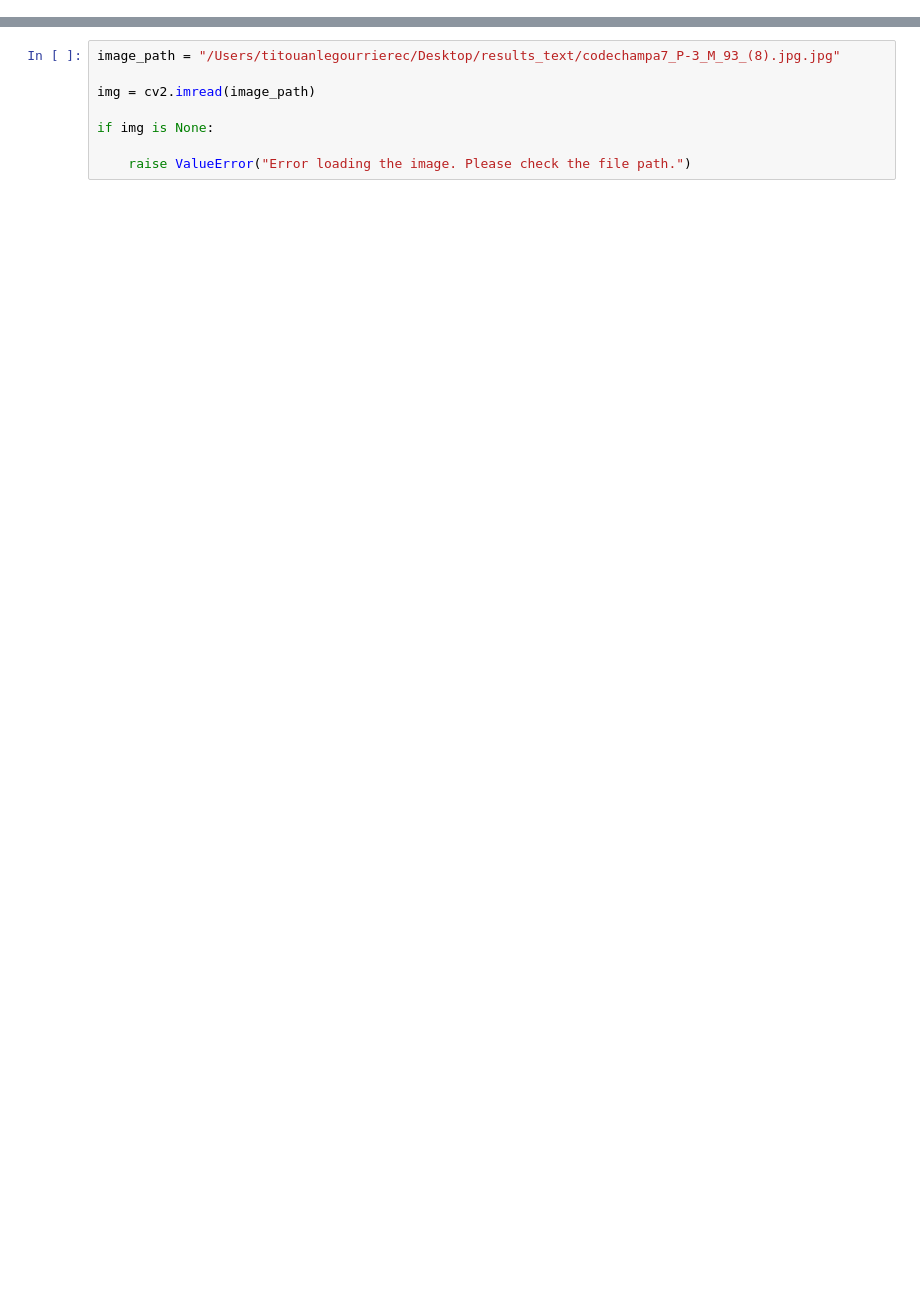
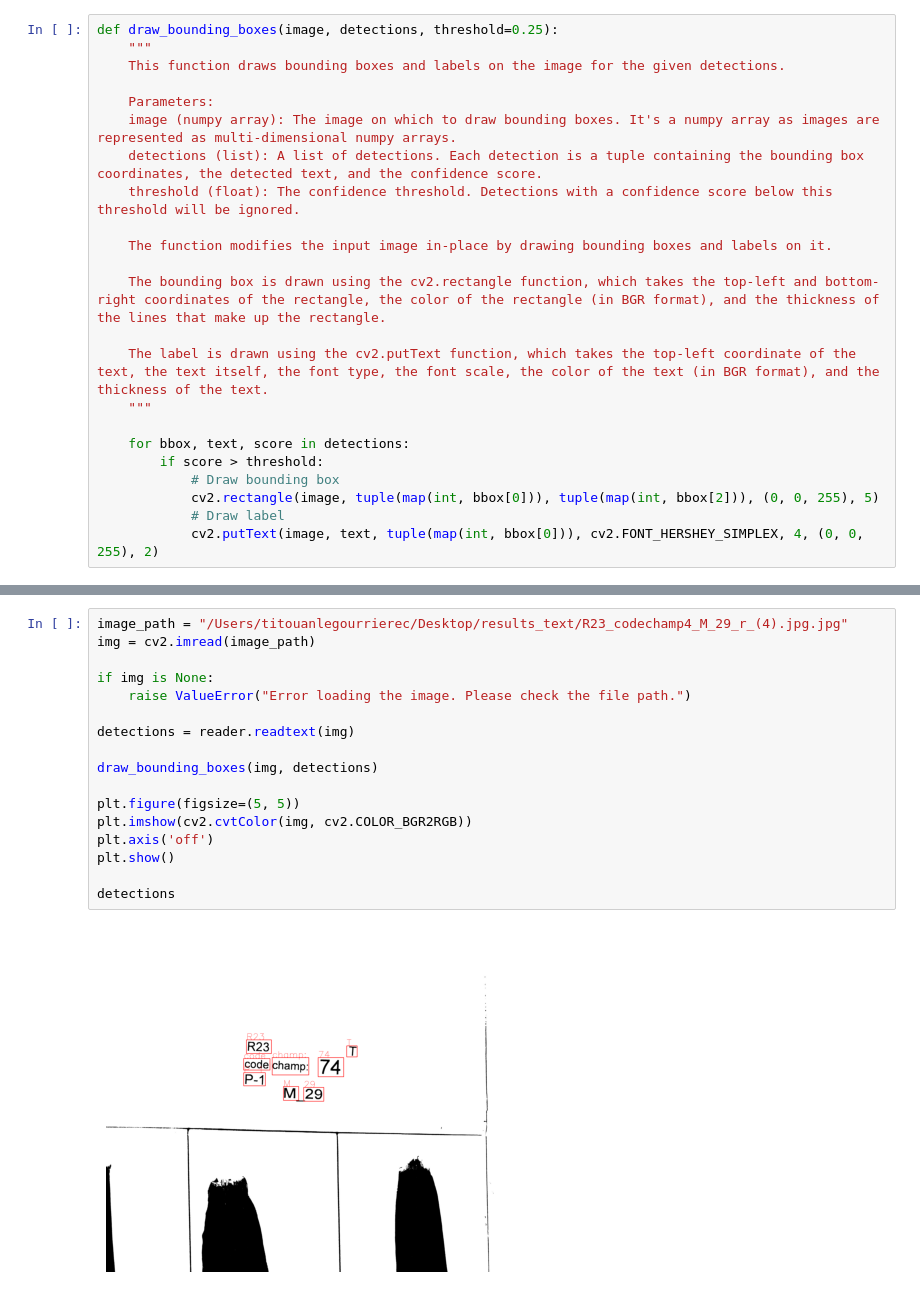
Before and after one commit to titouanlegourrierec/Leaf_Disease_Segmentation, a Jupyter notebook: text_detection/text_detection2.ipynb, the cells around one changed output, grey strips where cells are left out. Drawn from its saved outputs; the diff is of its cells as text; blank space fills up the shorter version.

Commit message:
text_detection 2 versions

```diff
--- a/text_detection/text_detection2.ipynb
+++ b/text_detection/text_detection2.ipynb
@@ -14,0 +11,23 @@ def draw_bounding_boxes(image, detections, threshold=0.25):
+# %%
+def draw_bounding_boxes(image, detections, threshold=0.25):
+    """
+    This function draws bounding boxes and labels on the image for the given detections.
+
+    Parameters:
+    image (numpy array): The image on which to draw bounding boxes. It's a numpy array as images are represented as multi-dimensional numpy arrays.
+    detections (list): A list of detections. Each detection is a tuple containing the bounding box coordinates, the detected text, and the confidence score.
+    threshold (float): The confidence threshold. Detections with a confidence score below this threshold will be ignored.
+
+    The function modifies the input image in-place by drawing bounding boxes and labels on it.
+
+    The bounding box is drawn using the cv2.rectangle function, which takes the top-left and bottom-right coordinates of the rectangle, the color of the rectangle (in BGR format), and the thickness of the lines that make up the rectangle.
+
+    The label is drawn using the cv2.putText function, which takes the top-left coordinate of the text, the text itself, the font type, the font scale, the color of the text (in BGR format), and the thickness of the text.
+    """
+
+    for bbox, text, score in detections:
+        if score > threshold:
+            # Draw bounding box
+            cv2.rectangle(image, tuple(map(int, bbox[0])), tuple(map(int, bbox[2])), (0, 0, 255), 5)
+            # Draw label
+            cv2.putText(image, text, tuple(map(int, bbox[0])), cv2.FONT_HERSHEY_SIMPLEX, 4, (0, 0, 255), 2)
@@ -15,8 +446,19 @@ def draw_bounding_boxes(image, detections, threshold=0.25):
 # %%
-image_path = "/Users/titouanlegourrierec/Desktop/results_text/codechampa7_P-3_M_93_(8).jpg.jpg"
-
+image_path = "/Users/titouanlegourrierec/Desktop/results_text/R23_codechamp4_M_29_r_(4).jpg.jpg"
 img = cv2.imread(image_path)
 
 if img is None:
+    raise ValueError("Error loading the image. Please check the file path.")
 
-    raise ValueError("Error loading the image. Please check the file path.")
+detections = reader.readtext(img)
+
+draw_bounding_boxes(img, detections)
+
+plt.figure(figsize=(5, 5))
+plt.imshow(cv2.cvtColor(img, cv2.COLOR_BGR2RGB))
+plt.axis('off')
+plt.show()
+
+detections
+# %% [output]
+[figure, added]
```
Also changed, not shown: parts of 19 cells of this notebook.
